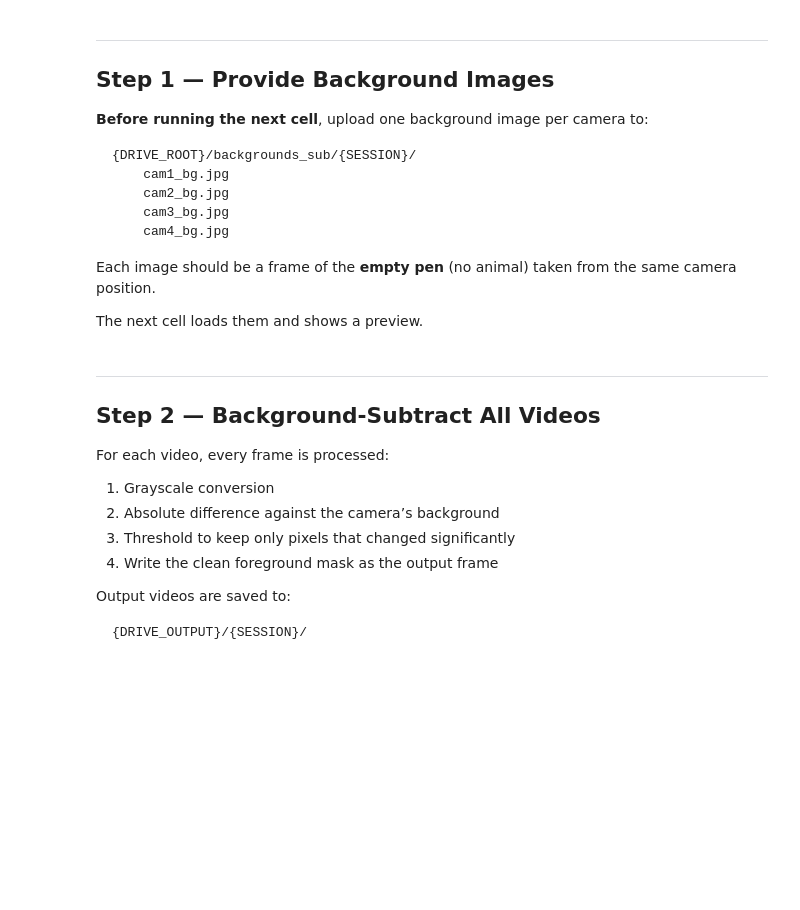
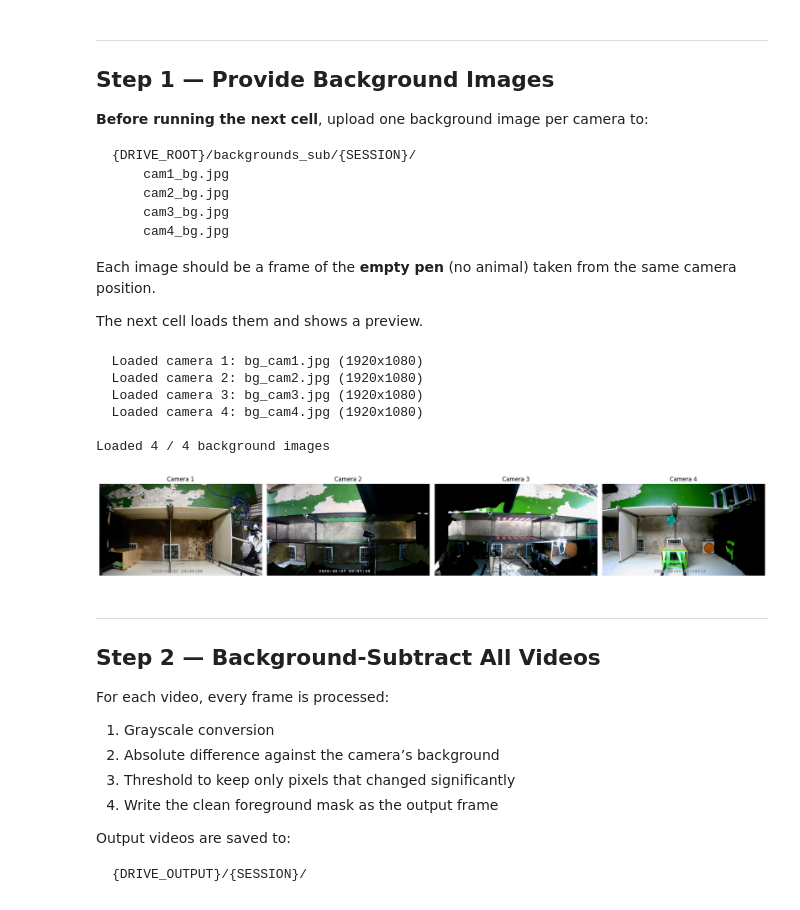
Before and after one commit to kaarthik-balakrishnan/LightningPoseTrack, a Jupyter notebook: notebooks/02d_Background_Subtraction.ipynb, the cells around one changed output. Saved outputs shown, nothing was run; the diff lists cells and outputs as text; code cells hidden in the pictures; blank space fills up the shorter version.

```diff
--- a/notebooks/02d_Background_Subtraction.ipynb
+++ b/notebooks/02d_Background_Subtraction.ipynb
@@ -22,7 +22,7 @@ DRIVE_ROOT = "/content/drive/Shareddrives/3R.Data/1P.SPRIND.Data/POC/Behavior"
 OUTPUT_ROOT = "/content/drive/MyDrive/LightningPoseTrack"
 
 # Paths (change if your folders are at custom locations)
-DRIVE_RAW_VIDEOS = f"{DRIVE_ROOT}/260609.00000009"            # Input: session video folders
+DRIVE_RAW_VIDEOS = f"{DRIVE_ROOT}/260608.00000009"            # Input: session video folders
 DRIVE_BACKGROUNDS = f"{OUTPUT_ROOT}/260608.00000009/backgrounds_sub"      # Input: user-provided background images
 DRIVE_OUTPUT = f"{OUTPUT_ROOT}/260608.00000009/background_subtracted"     # Output: subtracted videos
 
@@ -84,37 +128,45 @@ the same camera position.
 
 The next cell loads them and shows a preview.
 # %%
-bg_dir = Path(DRIVE_BACKGROUNDS) / SESSION
+bg_dir = Path(DRIVE_BACKGROUNDS)
 bg_dir.mkdir(parents=True, exist_ok=True)
 
 cameras_in_session = sorted(df["camera"].unique())
 backgrounds: dict[int, np.ndarray] = {}
 
 for cam in cameras_in_session:
     bg_path = bg_dir / BG_FILENAME_TEMPLATE.format(camera=cam)
     if not bg_path.exists():
         print(f"  MISSING: {bg_path} — upload a background image for camera {cam}")
         continue
     img = cv2.imread(str(bg_path))
     if img is None:
         print(f"  FAILED to load: {bg_path}")
         continue
     backgrounds[cam] = img
     print(f"  Loaded camera {cam}: {bg_path.name} ({img.shape[1]}x{img.shape[0]})")
 
 print(f"\nLoaded {len(backgrounds)} / {len(cameras_in_session)} background images")
 
 # Preview
 if backgrounds:
     fig, axes = plt.subplots(1, len(backgrounds), figsize=(5 * len(backgrounds), 4))
     if len(backgrounds) == 1:
         axes = [axes]
     for ax, (cam, bg) in zip(axes, sorted(backgrounds.items())):
         ax.imshow(cv2.cvtColor(bg, cv2.COLOR_BGR2RGB))
         ax.set_title(f"Camera {cam}")
         ax.axis("off")
     plt.tight_layout()
     plt.show()
+# %% [output]
+  Loaded camera 1: bg_cam1.jpg (1920x1080)
+  Loaded camera 2: bg_cam2.jpg (1920x1080)
+  Loaded camera 3: bg_cam3.jpg (1920x1080)
+  Loaded camera 4: bg_cam4.jpg (1920x1080)
+
+Loaded 4 / 4 background images
+[figure, added]
 # %% [markdown]
 ---
 ## Step 2 — Background-Subtract All Videos
```
Also changed, not shown: parts of 5 cells of this notebook.
